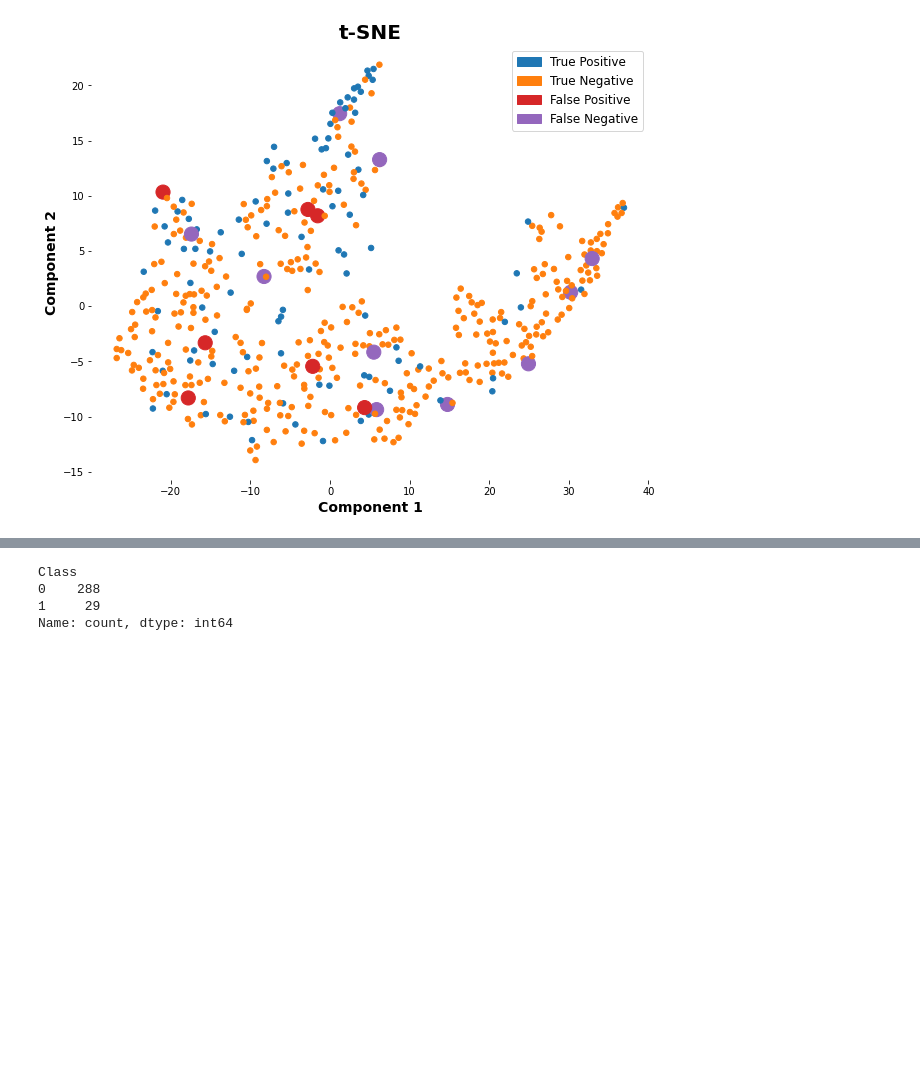
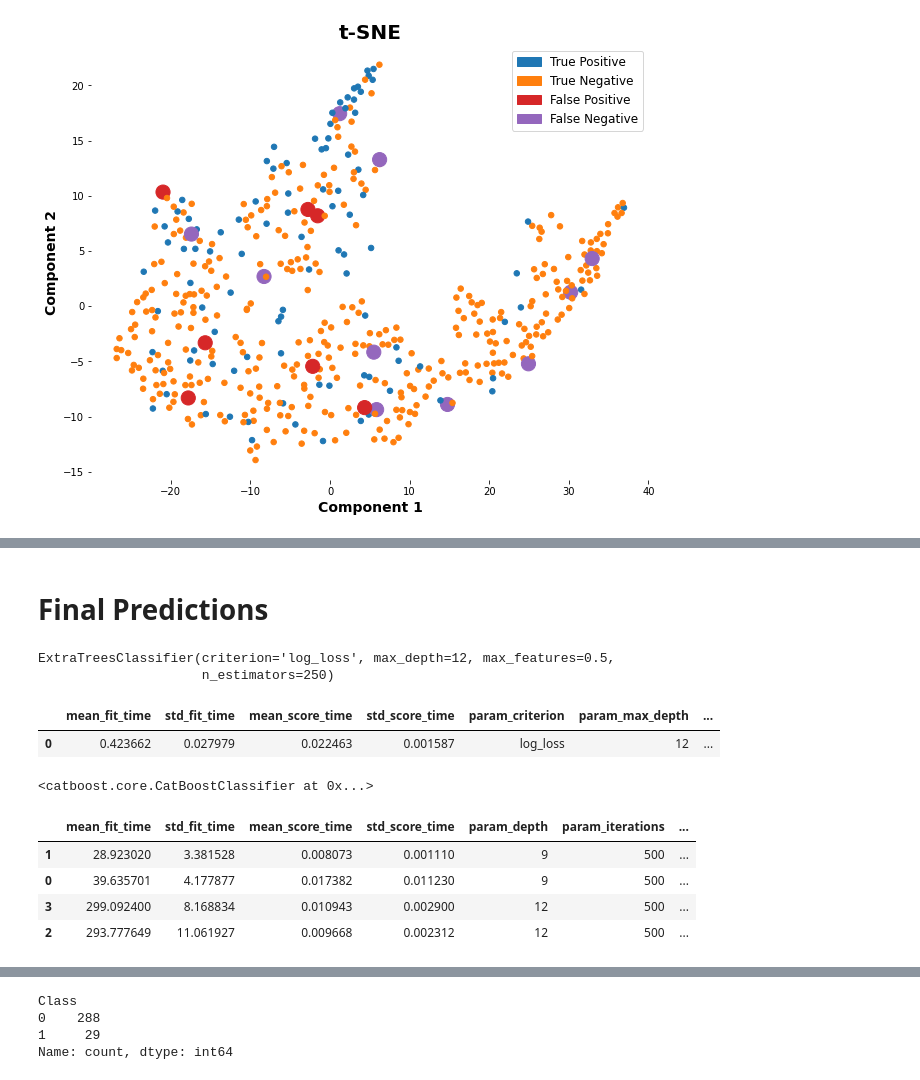
Before and after one commit to ClayGendron/icr-identify-age-related-conditions-kaggle, a Jupyter notebook: icr-gendron-2.ipynb, the cells around one changed output, grey strips where cells are left out. Drawn from its saved outputs; the diff is of its cells as text; code cells hidden in the pictures; blank space fills up the shorter version.

Commit message:
Testing Final Predictions

```diff
--- a/icr-gendron-2.ipynb
+++ b/icr-gendron-2.ipynb
@@ -585,3 +375,56 @@ def tsne_neighbor_category(row):
 
 tsne_df['TSNE Category'] = tsne_df.apply(tsne_neighbor_category, axis = 1)
 y_train_tsne = tsne_df['TSNE Category']
+# %% [markdown]
+# Final Predictions
+# %%
+xtree = ExtraTreesClassifier(random_state = random_seed)
+
+parameters = {
+    'criterion': ['log_loss'],
+    'n_estimators': [250],
+    'max_depth': [12],
+    'max_features': [0.5],
+
+}
+
+grid_obj = GridSearchCV(xtree, parameters, scoring = balanced_log_loss_scorer , cv = 5)
+grid_obj = grid_obj.fit(X_train_meta, y_train_class)
+xtree = grid_obj.best_estimator_
+xtree.fit(X_train_meta, y_train_class)
+# %% [output]
+ExtraTreesClassifier(criterion='log_loss', max_depth=12, max_features=0.5,
+                     n_estimators=250)
+# %%
+results = pd.DataFrame(grid_obj.cv_results_)
+results.sort_values('rank_test_score', inplace = True)
+results
+# %% [output]
+|  | mean_fit_time | std_fit_time | mean_score_time | std_score_time | param_criterion | param_max_depth | ... |
+| 0 | 0.423662 | 0.027979 | 0.022463 | 0.001587 | log_loss | 12 | ... |
+# %%
+catboost = CatBoostClassifier(random_state = random_seed, verbose = 0)
+
+parameters = {
+    'iterations': [500],
+    'learning_rate': [0.02],
+    'depth': [9],
+    'loss_function': ['Logloss'],
+}
+
+grid_obj = GridSearchCV(catboost, parameters, scoring = balanced_log_loss_scorer, cv = 5)
+grid_obj = grid_obj.fit(X_train_meta, y_train_class)
+catboost = grid_obj.best_estimator_
+catboost.fit(X_train_meta, y_train_class)
+# %% [output]
+<catboost.core.CatBoostClassifier at 0x...>
+# %%
+results = pd.DataFrame(grid_obj.cv_results_)
+results.sort_values('rank_test_score', inplace = True)
+results
+# %% [output]
+|  | mean_fit_time | std_fit_time | mean_score_time | std_score_time | param_depth | param_iterations | ... |
+| 1 | 28.923020 | 3.381528 | 0.008073 | 0.001110 | 9 | 500 | ... |
+| 0 | 39.635701 | 4.177877 | 0.017382 | 0.011230 | 9 | 500 | ... |
+| 3 | 299.092400 | 8.168834 | 0.010943 | 0.002900 | 12 | 500 | ... |
+| 2 | 293.777649 | 11.061927 | 0.009668 | 0.002312 | 12 | 500 | ... |
```
Also changed, not shown: parts of 28 cells of this notebook.
